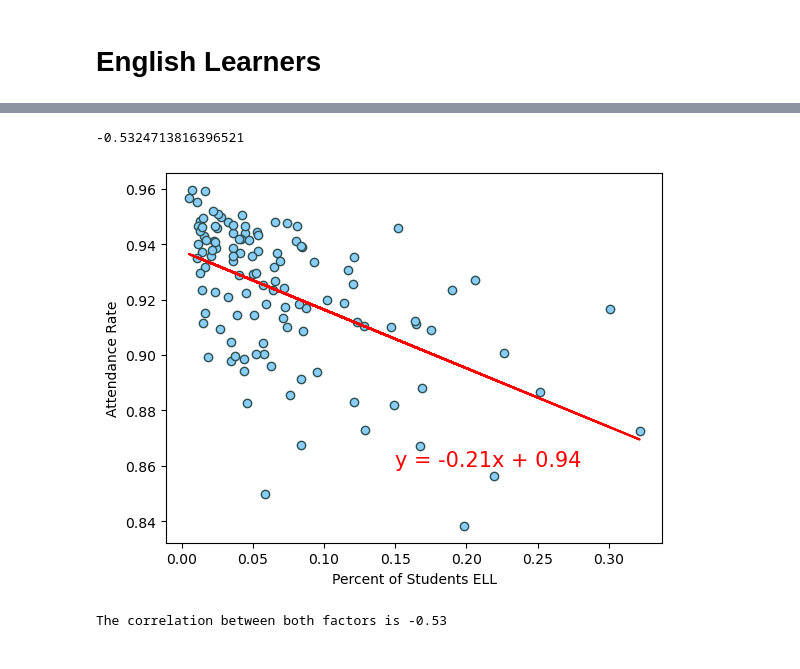
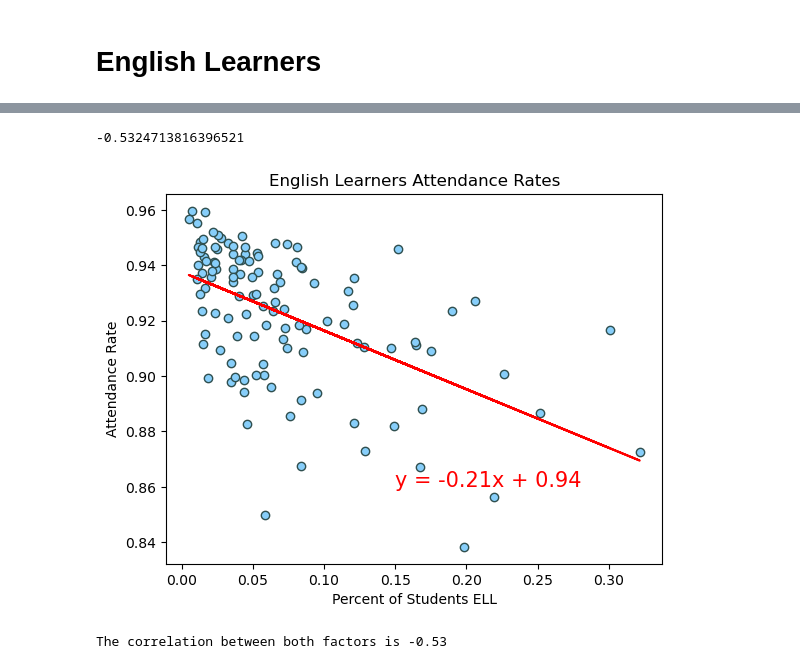
Before and after one commit to jmsavage2008/attendance-project, a Jupyter notebook: Attendance Analysis.ipynb, the cells around one changed output, grey strips where cells are left out. Drawn from its saved outputs; the diff is of its cells as text; code cells hidden in the pictures.

```diff
--- a/Attendance Analysis.ipynb
+++ b/Attendance Analysis.ipynb
@@ -369,24 +289,25 @@ merged_ell_df.head()
 # %%
 x_values = merged_ell_df["Percentage ELL"]
 y_values = merged_ell_df["2021-2022 attendance rate - year to date"]
 (slope, intercept, rvalue, pvalue, stderr) = linregress(x_values, y_values)
 regress_values = x_values * slope + intercept
 line_eq = "y = " + str(round(slope,2)) + "x + " + str(round(intercept,2))
 plt.scatter(x_values,y_values, edgecolors="darkslategray", facecolors="lightskyblue")
 plt.plot(x_values,regress_values,"r-")
 plt.xlabel('Percent of Students ELL')
 plt.ylabel('Attendance Rate')
 plt.annotate(line_eq,(0.15,0.86),fontsize=15, color = "red")
+plt.title("English Learners Attendance Rates")
 print(rvalue)
 
 #Save Figure
 plt.savefig("Images/ScatterELL.png")
 
 
 plt.show()
 # %% [output]
 -0.5324713816396521
-[figure, old version]
+[figure, new version]
 # %%
 correlation = st.pearsonr(x_values, y_values)
 print(f"The correlation between both factors is {round(correlation[0],2)}")
```
Also changed, not shown: parts of 68 cells of this notebook, 38 other files.
